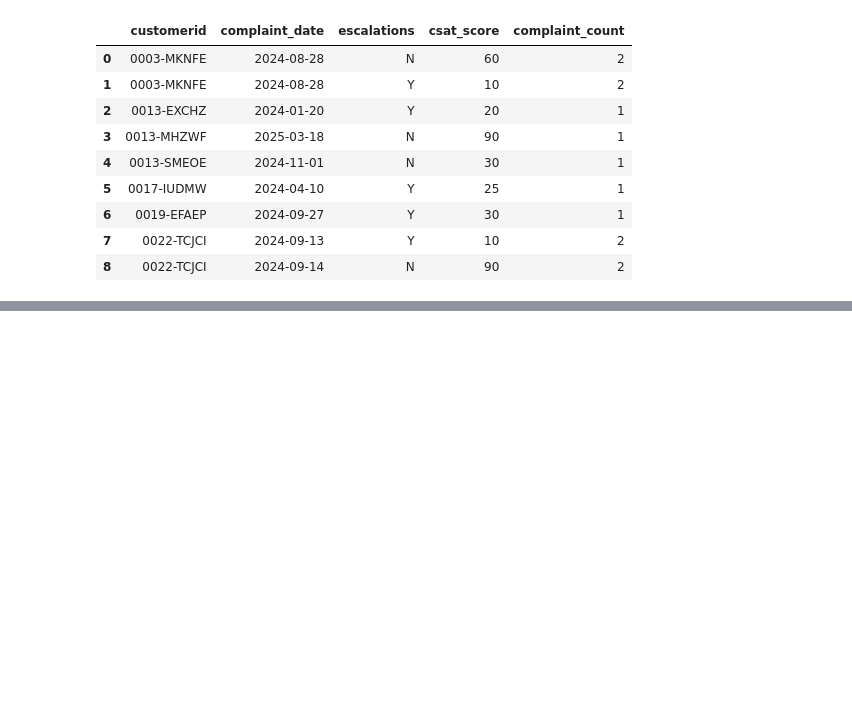
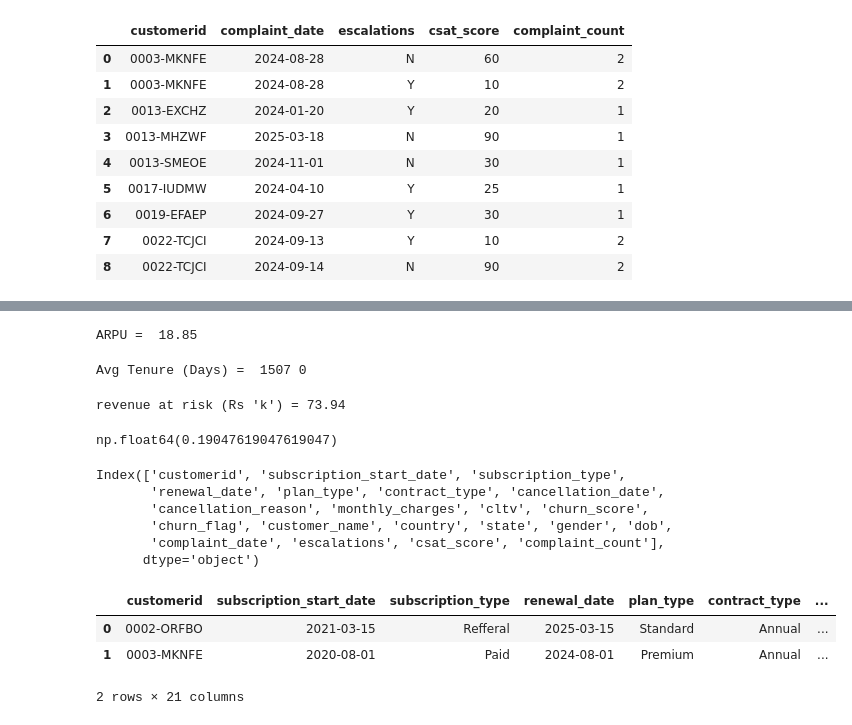
Before and after one commit to Naveengupta2006/churn_analysis, a Jupyter notebook: churn.ipynb, the cells around one changed output, grey strips where cells are left out. Saved outputs shown, nothing was run; the diff lists cells and outputs as text; code cells hidden in the pictures; blank space fills up the shorter version.

```diff
--- a/churn.ipynb
+++ b/churn.ipynb
@@ -411,4 +412,4 @@ df_db_support
 | 7 | 0022-TCJCI | 2024-09-13 | Y | 10 | 2 |
 | 8 | 0022-TCJCI | 2024-09-14 | N | 90 | 2 |
 # %%
-df_db_support.sort_values('complaint_date').drop_duplicates('customerid', keep= 'last')
+df_db_support = df_db_support.sort_values('complaint_date').drop_duplicates('customerid', keep= 'last')
@@ -423,0 +420,5 @@ df_db_support.sort_values('complaint_date').drop_duplicates('customerid', keep=
+# %%
+# merge df
+df = (df_db_subscription
+            .merge(df_db_customer, on = 'customerid', how= 'left')
+            .merge(df_db_support, on= 'customerid', how= 'left'))
@@ -423,0 +469,51 @@ df_db_support.sort_values('complaint_date').drop_duplicates('customerid', keep=
+# %%
+# 5. ARPU - avg Revenue per user
+arpu = df['monthly_charges'].mean()
+print('ARPU = ', round(arpu,2))
+# %% [output]
+ARPU =  18.85
+# %%
+# 6. avg customer tenure
+# count of days users has used our service : cancellation date e;se current date
+today = pd.Timestamp.today()
+
+df['tenure_days'] = np.where(
+        df['cancellation_date'].notna(),
+
+    (df['cancellation_date'] - df['subscription_start_date']).dt.days,
+
+    (today- df['subscription_start_date']).dt.days
+)
+
+avg_tenure = df['tenure_days'].mean()
+print("Avg Tenure (Days) = ", round(avg_tenure),0)
+# %% [output]
+Avg Tenure (Days) =  1507 0
+# %%
+# 7. revenue at risk - revenue lost from chured users
+revenue_at_risk = df.loc[df['churn_flag'] == 1,'monthly_charges'].sum()
+print("revenue at risk (Rs 'k') =",revenue_at_risk)
+# %% [output]
+revenue at risk (Rs 'k') = 73.94
+# %%
+# 8. Escalation rate
+escalation_rate = (df['escalations']=='Y').mean()*100
+print("Esclation Rate = ", round(escalation_rate, 2), "%")
+# %% [output]
+np.float64(0.19047619047619047)
+# %%
+df.columns
+# %% [output]
+Index(['customerid', 'subscription_start_date', 'subscription_type',
+       'renewal_date', 'plan_type', 'contract_type', 'cancellation_date',
+       'cancellation_reason', 'monthly_charges', 'cltv', 'churn_score',
+       'churn_flag', 'customer_name', 'country', 'state', 'gender', 'dob',
+       'complaint_date', 'escalations', 'csat_score', 'complaint_count'],
+      dtype='object')
+# %%
+df.head(2)
+# %% [output]
+|  | customerid | subscription_start_date | subscription_type | renewal_date | plan_type | contract_type | ... |
+| 0 | 0002-ORFBO | 2021-03-15 | Refferal | 2025-03-15 | Standard | Annual | ... |
+| 1 | 0003-MKNFE | 2020-08-01 | Paid | 2024-08-01 | Premium | Annual | ... |
+2 rows × 21 columns
```
Also changed, not shown: parts of 11 cells of this notebook.
